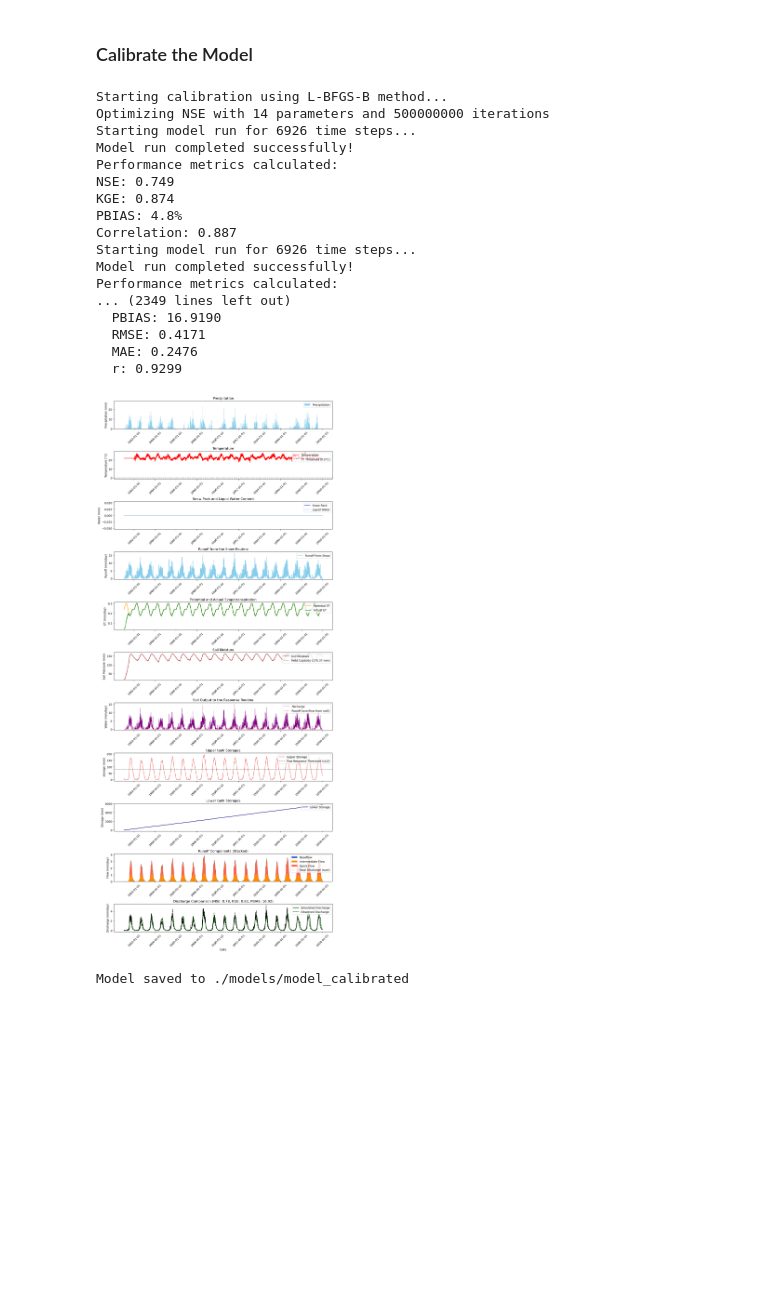
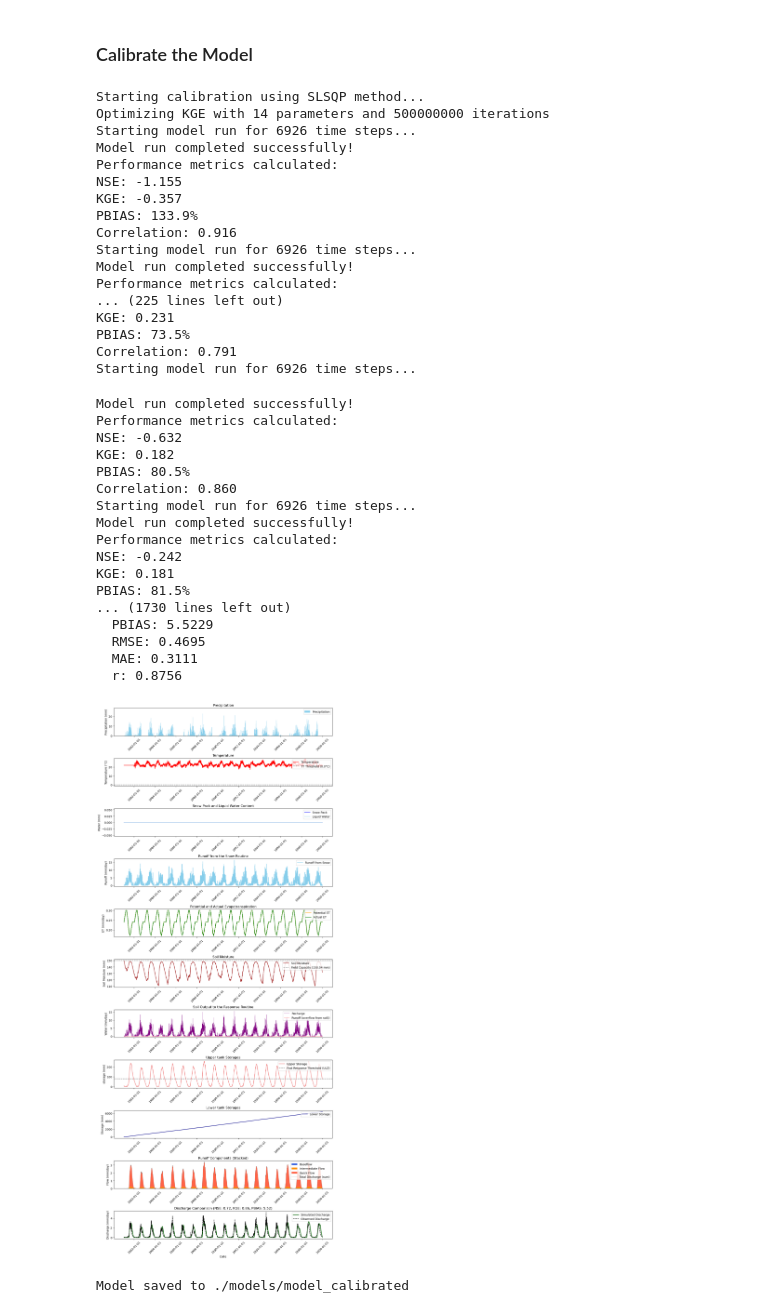
Before and after one commit to abdallaox/HBV_python_implementation, a Jupyter notebook: quick_start_guide_ubnb.ipynb, the cells around one changed output. Drawn from its saved outputs; the diff is of its cells as text; code cells hidden in the pictures; blank space fills up the shorter version.

```diff
--- a/quick_start_guide_ubnb.ipynb
+++ b/quick_start_guide_ubnb.ipynb
@@ -96,11 +96,11 @@ custom_params ={'soil': {'FC': {'min': 10, 'max': 650, 'default': 150},
   'BETA': {'min': 1.0, 'max': 150, 'default': 2.997466870294053}},
  'response': {'K0': {'min': 0.00001,
    'max': 0.1,
-   'default': 0.024415087809162406},
-  'K1': {'min': 5e-06, 'max': 5e-01, 'default': 0.001},
+   'default': 0.1},
+  'K1': {'min': 5e-06, 'max': 5e-01, 'default': 0.01},
   'K2': {'min': 5e-07, 'max': 5e-01, 'default': 0.001},
-  'UZL': {'min': 0.5, 'max': 80, 'default': 1.3958875489641676},
-  'PERC': {'min': 0.1, 'max': 1, 'default': 0.1}},
+  'UZL': {'min': 0.5, 'max': 150, 'default': 80},
+  'PERC': {'min': 0.1, 'max': 1, 'default': 0.35}},
  'snow': {'TT': {'min': -2.0, 'max': 2.0, 'default': 0.0},
   'CFMAX': {'min': 1.0, 'max': 6.0, 'default': 4.0},
   'PCF': {'min': 0.3, 'max': 1.0, 'default': 0.3000003551404905},
@@ -157,7 +157,7 @@ model_calibration.set_parameters(custom_params)  # if not set the default parmet
 model_calibration.set_initial_conditions(
                                             snowpack=0,  #initial snowpack (mm)
                                             liquid_water=0,    # Initial liquid water in snow (mm)
-                                            soil_moisture= 20,  # Initial soil moisture (mm)
+                                            soil_moisture= 150,  # Initial soil moisture (mm)
                                             upper_storage=10,   # Initial upper zone storage (mm)
                                             lower_storage=20, ) # Initial lower zone storage (mm)
 # %% [output]
@@ -190,39 +190,56 @@ Correlation: 0.915
 ### Calibrate the Model
 # %%
 results = model_calibration.calibrate(
-    method='L-BFGS-B',     # Optimization algorithm——Options include 'SLSQP', 'L-BFGS-B', 'Nelder-Mead', etc.
-    objective='NSE',    # Objective function to optimize
+    method='SLSQP',     # Optimization algorithm——Options include 'SLSQP', 'L-BFGS-B', 'Nelder-Mead', etc.
+    objective='KGE',    # Objective function to optimize
     iterations=500000000,     # Maximum iterations
     verbose=True,       # Print progress
     plot_results=True   # Plot results after calibration
 )
 
 # The model now has calibrated parameters
 # You can access them via model.params
 
 # You can also access the calibration results
 optimized_params = results['parameters']
 performance = results['performance']
 optimization_details = results['optimization_result']
 # %% [output]
-Starting calibration using L-BFGS-B method...
-Optimizing NSE with 14 parameters and 500000000 iterations
+Starting calibration using SLSQP method...
+Optimizing KGE with 14 parameters and 500000000 iterations
 Starting model run for 6926 time steps...
 Model run completed successfully!
 Performance metrics calculated:
-NSE: 0.749
-KGE: 0.874
-PBIAS: 4.8%
-Correlation: 0.887
+NSE: -1.155
+KGE: -0.357
+PBIAS: 133.9%
+Correlation: 0.916
 Starting model run for 6926 time steps...
 Model run completed successfully!
 Performance metrics calculated:
-... (2349 lines left out)
-  PBIAS: 16.9190
-  RMSE: 0.4171
-  MAE: 0.2476
-  r: 0.9299
+... (225 lines left out)
+KGE: 0.231
+PBIAS: 73.5%
+Correlation: 0.791
+Starting model run for 6926 time steps...
+Model run completed successfully!
+Performance metrics calculated:
+NSE: -0.632
+KGE: 0.182
+PBIAS: 80.5%
+Correlation: 0.860
+Starting model run for 6926 time steps...
+Model run completed successfully!
+Performance metrics calculated:
+NSE: -0.242
+KGE: 0.181
+PBIAS: 81.5%
+... (1730 lines left out)
+  PBIAS: 5.5229
+  RMSE: 0.4695
+  MAE: 0.3111
+  r: 0.8756
-[figure, old version]
+[figure, new version]
 # %%
 #model.plot_results(output_file='./figures/model_results_after_calibratoin.png')
 #model.save_results(output_file='./results/results_after_calibration.csv')
```
Also changed, not shown: parts of 5 cells of this notebook, 1 other file.
